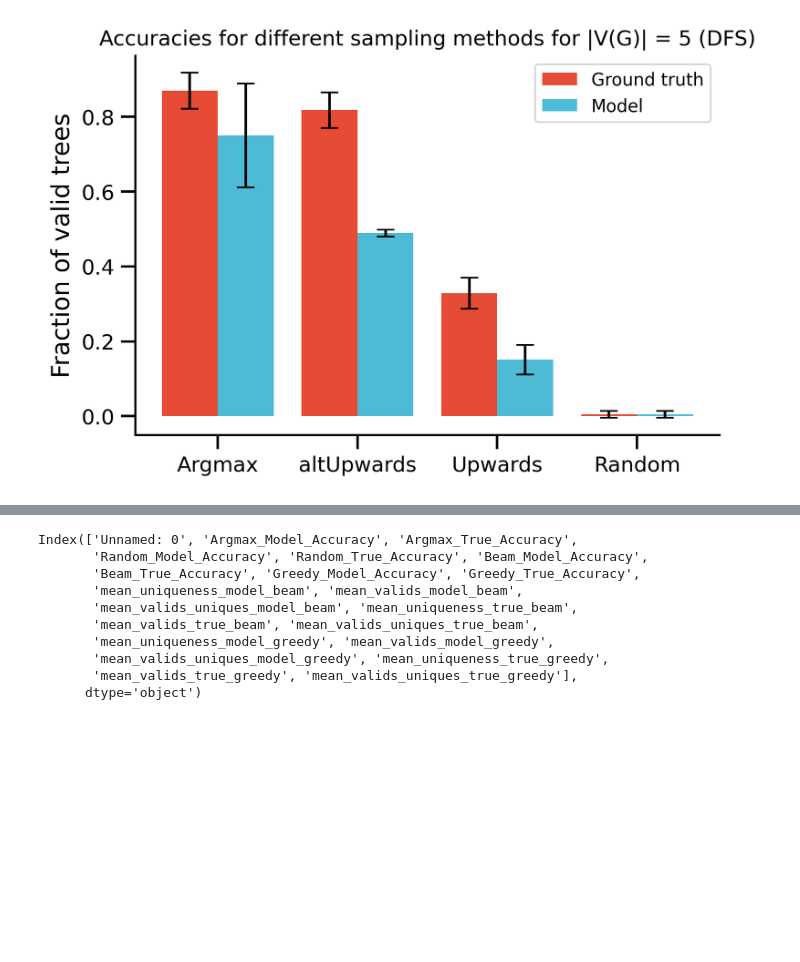
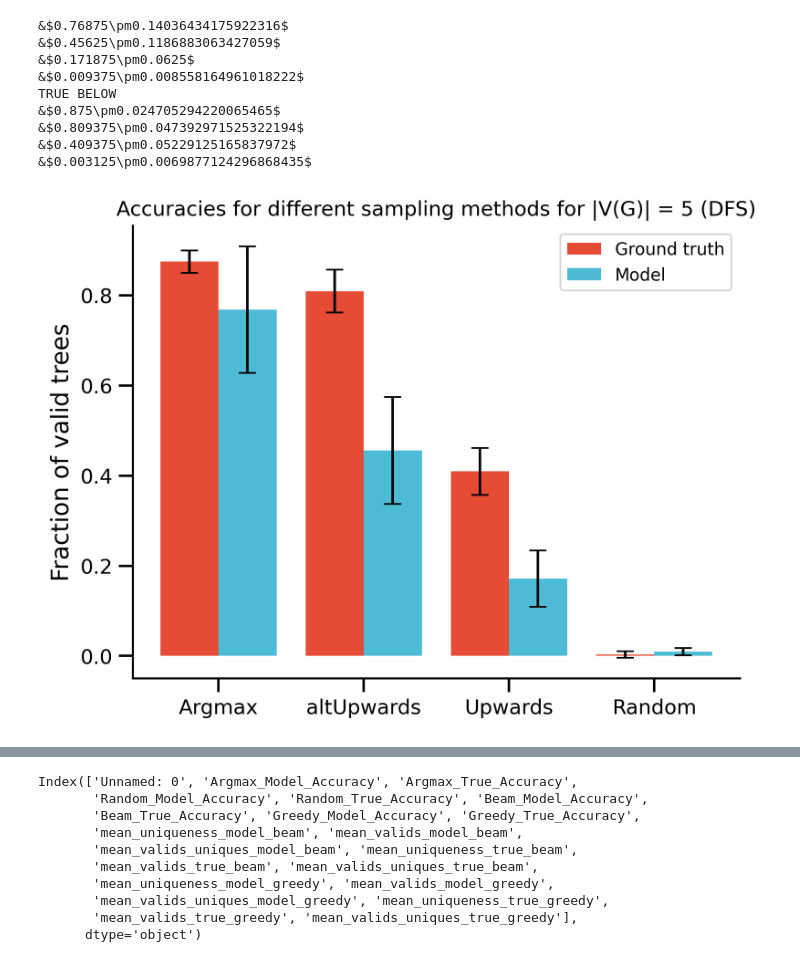
Before and after one commit to ZenoMK/NAR_Multiple_Solutions, a Jupyter notebook: results/viz.ipynb, the cells around one changed output, grey strips where cells are left out. Cells and saved outputs as stored; diff of their text form; code cells hidden in the pictures; blank space fills up the shorter version.

```diff
--- a/results/viz.ipynb
+++ b/results/viz.ipynb
@@ -76,29 +188,41 @@ summary_dec
 # %%
 with plt.style.context(spstyle.get_style('nature-reviews')):
     fig, ax = plt.subplots(ncols =1, sharey = True)
 
 model_means = [summary_dec["Argmax_Model_Accuracy"][1],summary_dec["altUpwards_Model_Accuracy"][1],summary_dec["Upwards_Model_Accuracy"][1],summary_dec["Random_Model_Accuracy"][1]]
 true_means = [summary_dec["Argmax_True_Accuracy"][1],summary_dec["altUpwards_True_Accuracy"][1],summary_dec["Upwards_True_Accuracy"][1],summary_dec["Random_True_Accuracy"][1]]
 
 model_std = [summary_dec["Argmax_Model_Accuracy"][2],summary_dec["altUpwards_Model_Accuracy"][2],summary_dec["Upwards_Model_Accuracy"][2],summary_dec["Random_Model_Accuracy"][2]]
 true_std = [summary_dec["Argmax_True_Accuracy"][2],summary_dec["altUpwards_True_Accuracy"][2],summary_dec["Upwards_True_Accuracy"][2],summary_dec["Random_True_Accuracy"][2]]
 
 
 plt.bar(np.arange(len(model_means))-0.2,true_means, 0.4,label = "Ground truth")
 plt.bar(np.arange(len(model_means))+0.2,model_means, 0.4, label = "Model")
 plt.xticks(np.arange(len(model_means)),["Argmax", "altUpwards","Upwards","Random"])
+[print("&$"+str(model_means[i])+"\pm"+str(model_std[i])+"$") for i in range(len(model_means))]
+print("TRUE BELOW")
+[print("&$"+str(true_means[i])+"\pm"+str(true_std[i])+"$") for i in range(len(model_means))]
 
 # taken from here: https://www.geeksforgeeks.org/add-error-bars-to-a-matplotlib-bar-plot/
 # https://stackoverflow.com/questions/40020274/pyplot-errorbar-keeps-connecting-my-points-with-lines
 plt.errorbar(np.arange(len(model_means))-0.2,true_means,yerr = true_std,color = "black",capsize = 5, ls = "None")
 plt.errorbar(np.arange(len(model_means))+0.2,model_means,yerr = model_std,color = "black",capsize = 5, ls = "None")
 plt.legend()
 plt.ylabel("Fraction of valid trees")
 plt.title("Accuracies for different sampling methods for |V(G)| = 5 (DFS)")
 plt.savefig("DFS_n5.png",dpi = 1200)
 plt.show()
 # %% [output]
+&$0.76875\pm0.14036434175922316$
+&$0.45625\pm0.1186883063427059$
+&$0.171875\pm0.0625$
+&$0.009375\pm0.008558164961018222$
+TRUE BELOW
+&$0.875\pm0.024705294220065465$
+&$0.809375\pm0.047392971525322194$
+&$0.409375\pm0.05229125165837972$
+&$0.003125\pm0.0069877124296868435$
-[figure, old version]
+[figure, new version]
 # %%
 # compute validity and uniqueness per 5 samples
 cols = ["mean_valids_model","mean_uniqueness_model","mean_valids_true","mean_uniqueness_true",
```
Also changed, not shown: parts of 18 cells of this notebook, 18 other files.
